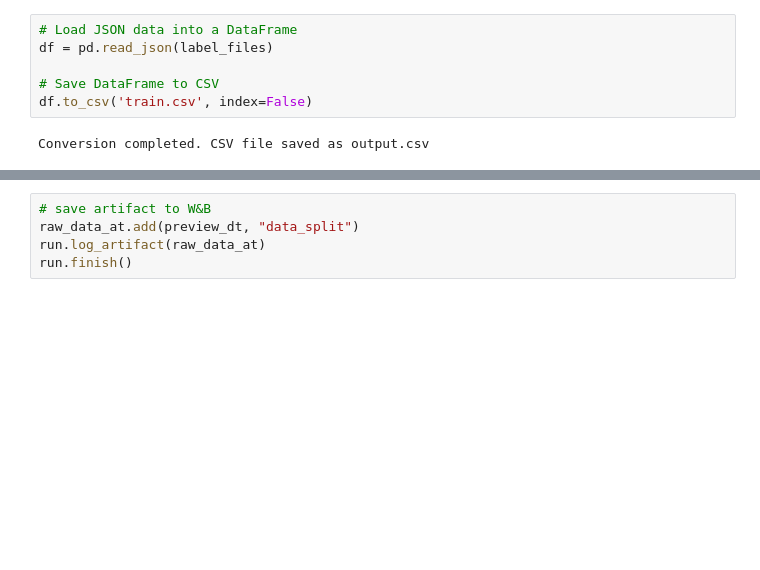
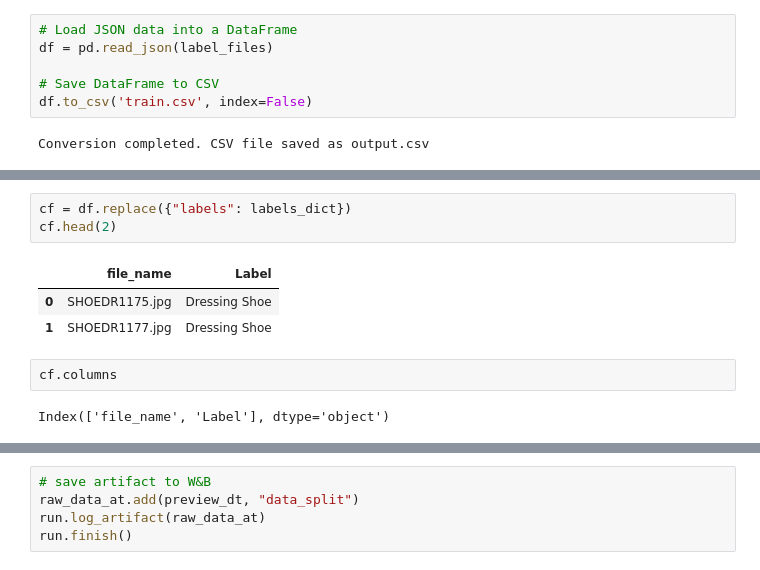
Before and after one commit to aidyai/shoe40k, a Jupyter notebook: datasets/utils/eda.ipynb, the cells around one changed output, grey strips where cells are left out. Cells and saved outputs as stored; diff of their text form; blank space fills up the shorter version.

```diff
--- a/datasets/utils/eda.ipynb
+++ b/datasets/utils/eda.ipynb
@@ -101,3 +118,14 @@ df.head()
+# %%
+cf = df.replace({"labels": labels_dict})
+cf.head(2)
+# %% [output]
+|  | file_name | Label |
+| 0 | SHOEDR1175.jpg | Dressing Shoe |
+| 1 | SHOEDR1177.jpg | Dressing Shoe |
+# %%
+cf.columns
+# %% [output]
+Index(['file_name', 'Label'], dtype='object')
 # %%
 # Initialize a new W&B run
 run = wandb.init(project=WANDB_PROJECT, job_type="upload")
```
Also changed, not shown: parts of 10 cells of this notebook.
